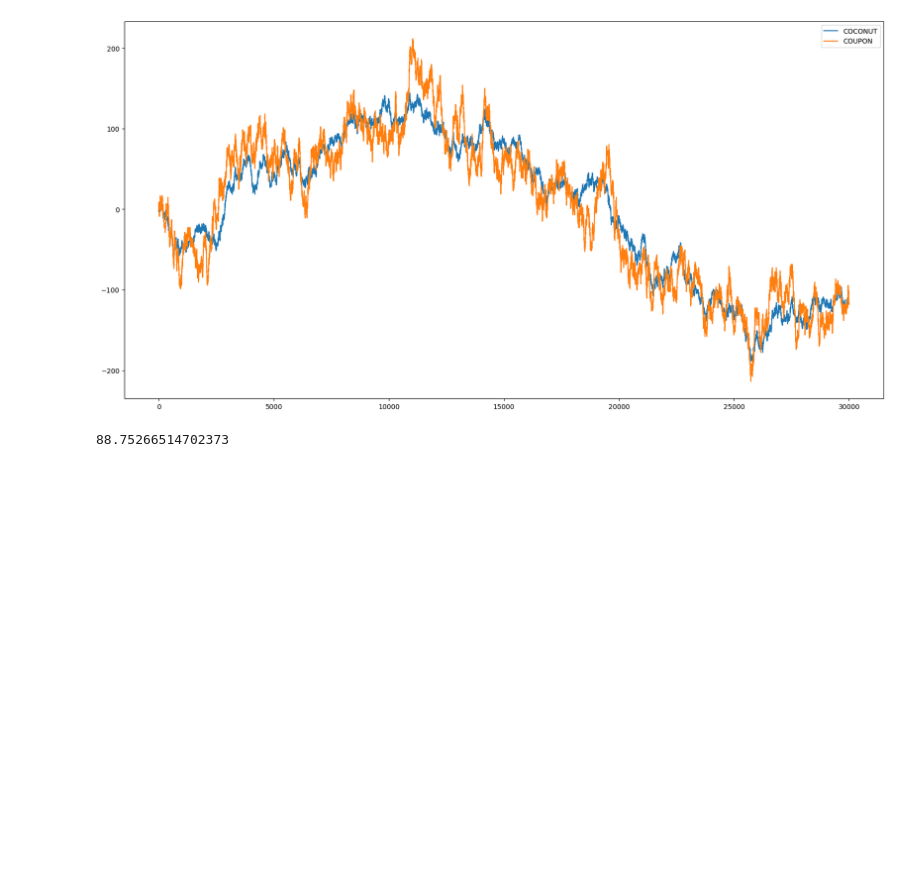
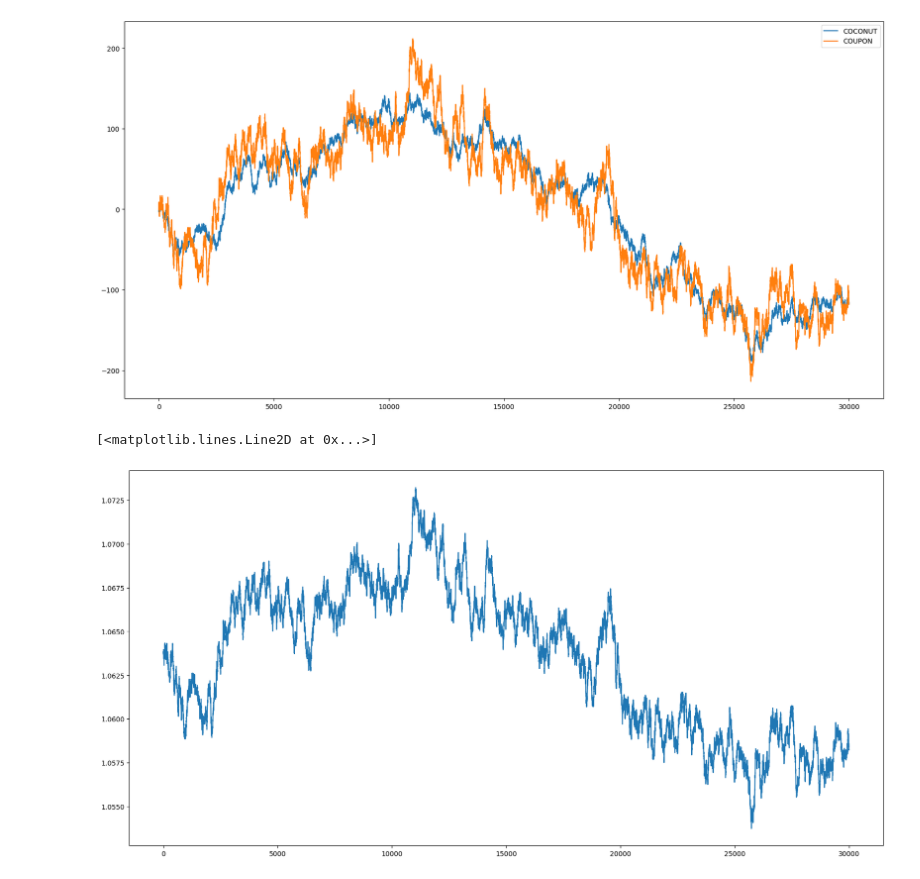
Before and after one commit to simonswe/prosperity2_traderbots, a Jupyter notebook: round4/coconut_vis.ipynb, the cells around one changed output. Drawn from its saved outputs; the diff is of its cells as text; code cells hidden in the pictures; blank space fills up the shorter version.

Commit message:
coconuts

```diff
--- a/round4/coconut_vis.ipynb
+++ b/round4/coconut_vis.ipynb
@@ -136,7 +140,10 @@ plt.legend()
 # %% [output]
 <matplotlib.legend.Legend at 0x...>
 [figure]
-# %%
-np.std(coconut)
-# %% [output]
-88.75266514702373
+# %%
+plt.figure(figsize=(20, 10))
+plt.plot(times, (coconut+coupon)/coconut)
+# plt.plot(times, coconut)
+# %% [output]
+[<matplotlib.lines.Line2D at 0x...>]
+[figure, added]
```
Also changed, not shown: parts of 1 cell of this notebook, 2 other files.
